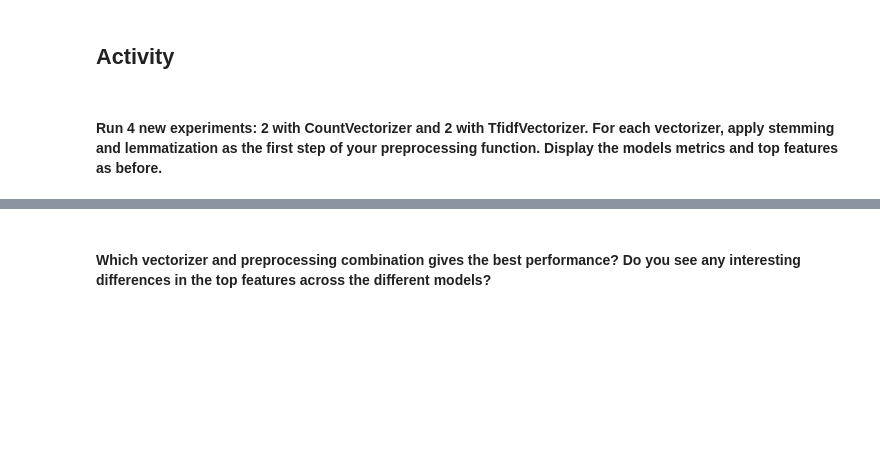
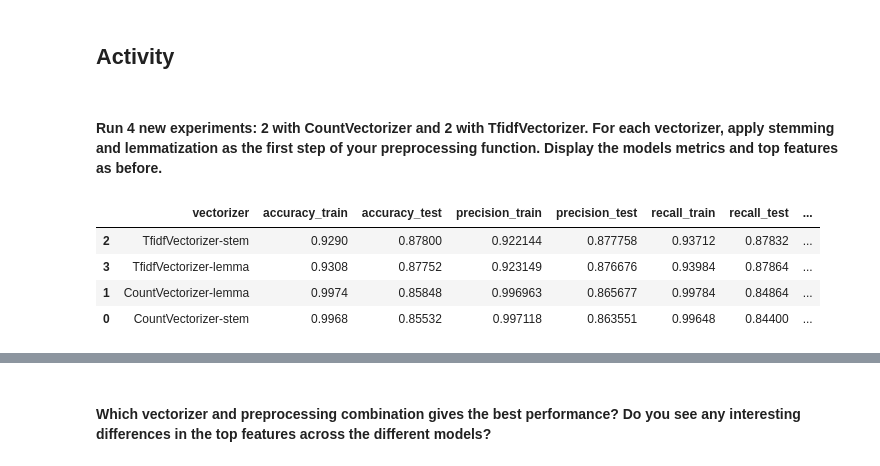
Before and after one commit to andres-go/computer-inteligence, a Jupyter notebook: notebooks/8.nlp.ipynb, the cells around one changed output, grey strips where cells are left out. Drawn from its saved outputs; the diff is of its cells as text; code cells hidden in the pictures; blank space fills up the shorter version.

```diff
--- a/notebooks/8.nlp.ipynb
+++ b/notebooks/8.nlp.ipynb
@@ -429,25 +425,31 @@ def preprocess_lemmatization_text(text):
     return text
 # %%
 experiments = [
-    ('CountVectorizer', None, CountVectorizer(stop_words=stopwords, lowercase=True)),
-    ('CountVectorizer-norm', normalize_text, CountVectorizer(stop_words=stopwords, lowercase=True)),
-    ('TfidfVectorizer', None, TfidfVectorizer(stop_words=stopwords, lowercase=True)),
-    ('TfidfVectorizer-norm', normalize_text, TfidfVectorizer(stop_words=stopwords, lowercase=True)),
+    ('CountVectorizer-stem', preprocess_stemming_text, CountVectorizer(stop_words=stopwords, lowercase=True)),
+    ('CountVectorizer-lemma', preprocess_lemmatization_text, CountVectorizer(stop_words=stopwords, lowercase=True)),
+    ('TfidfVectorizer-stem', preprocess_stemming_text, TfidfVectorizer(stop_words=stopwords, lowercase=True)),
+    ('TfidfVectorizer-lemma', preprocess_lemmatization_text, TfidfVectorizer(stop_words=stopwords, lowercase=True)),
 ]
 
 results = []
 model_runs = []
 for exp_name, preprocess_fn, vectorizer in experiments:
     model, fitted_vectorizer, metrics = run_experiment(vectorizer, preprocess_fn=preprocess_fn)
     results.append({
         'vectorizer': exp_name,
         **metrics,
     })
     model_runs.append({
         'name': exp_name,
         'model': model,
         'fitted_vectorizer': fitted_vectorizer,
     })
 
 results_df = pd.DataFrame(results).sort_values('accuracy_test', ascending=False)
 results_df
+# %% [output]
+|  | vectorizer | accuracy_train | accuracy_test | precision_train | precision_test | recall_train | recall_test | ... |
+| 2 | TfidfVectorizer-stem | 0.9290 | 0.87800 | 0.922144 | 0.877758 | 0.93712 | 0.87832 | ... |
+| 3 | TfidfVectorizer-lemma | 0.9308 | 0.87752 | 0.923149 | 0.876676 | 0.93984 | 0.87864 | ... |
+| 1 | CountVectorizer-lemma | 0.9974 | 0.85848 | 0.996963 | 0.865677 | 0.99784 | 0.84864 | ... |
+| 0 | CountVectorizer-stem | 0.9968 | 0.85532 | 0.997118 | 0.863551 | 0.99648 | 0.84400 | ... |
```
Also changed, not shown: parts of 6 cells of this notebook.
